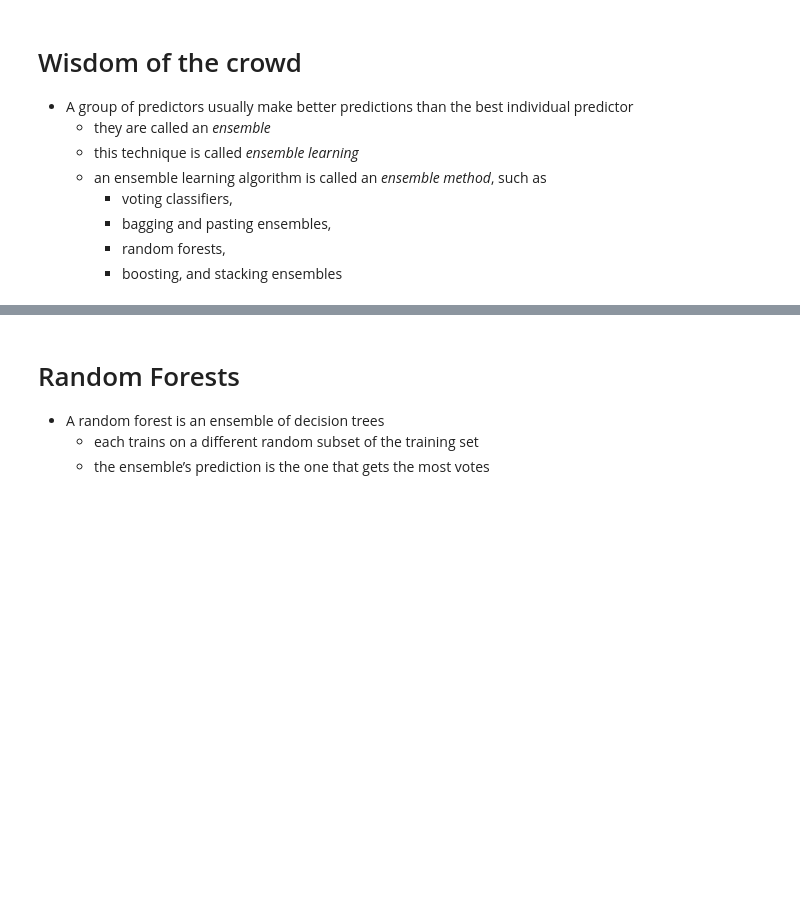
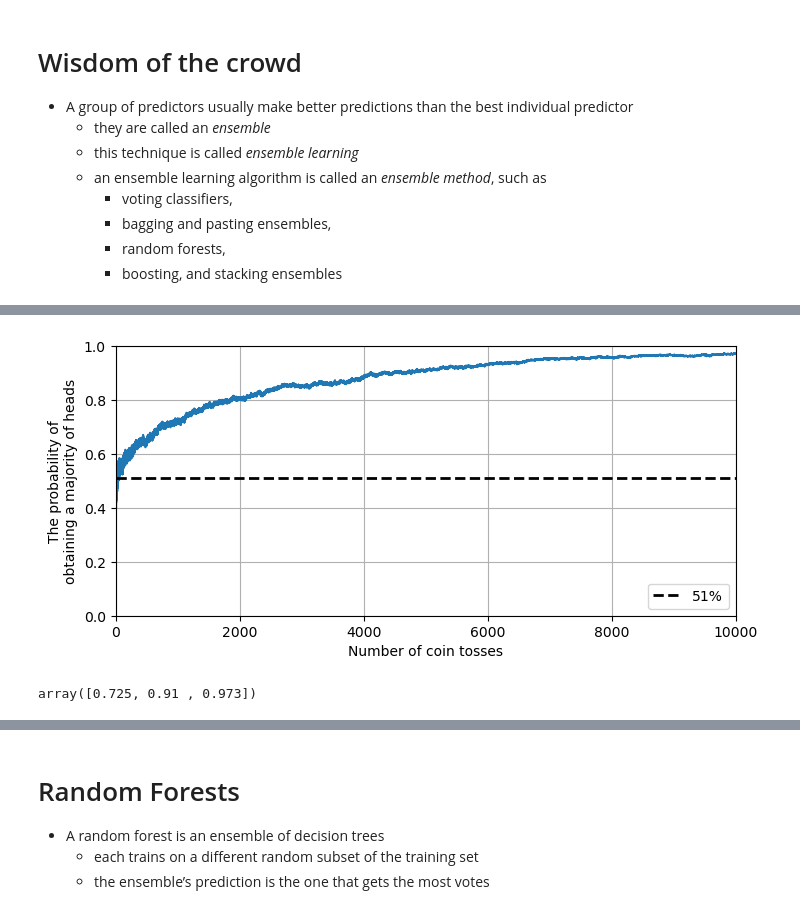
Before and after one commit to ufidon/ml, a Jupyter notebook: mod3/rf.ipynb, the cells around one changed output, grey strips where cells are left out. Saved outputs shown, nothing was run; the diff lists cells and outputs as text; code cells hidden in the pictures; blank space fills up the shorter version.

```diff
--- a/mod3/rf.ipynb
+++ b/mod3/rf.ipynb
@@ -35,0 +45,32 @@ _homl3 ch7_
+# %%
+# An analog demonstrating the `Wisdom of the crowd`
+# 1. toss a slightly biased coin that has a 51% chance of heads,
+# simulating each learner can only get 51% right
+# the probability of obtaining a majority of heads
+# - after 1,000 tosses is above 70%
+# - after 5,000 tosses is above 90%
+
+heads_proba = 0.51
+np.random.seed(42)
+
+tosses = (np.random.rand(10000, 1000) < heads_proba).astype(np.int32)
+heads = tosses.cumsum(axis=0)
+times = np.arange(1, 10001).reshape(-1, 1)
+majority = (heads >= np.ceil((times+1)/2)).astype(np.int32)
+majorities = majority.sum(axis=1)
+majority_probs = majorities/1000
+
+fig1, axes1 = plt.subplots(figsize=(8, 3.5))
+axes1.plot(majority_probs)
+axes1.plot([0, 10000], [0.51, 0.51], "k--", linewidth=2, label="51%")
+axes1.set_xlabel("Number of coin tosses")
+axes1.set_ylabel("The probability of\nobtaining a majority of heads")
+axes1.legend(loc="lower right")
+axes1.axis([0, 10000, 0, 1])
+axes1.grid()
+# %% [output]
+[figure, added]
+# %%
+majority_probs[[1000,5000,9999]]
+# %% [output]
+array([0.725, 0.91 , 0.973])
```
Also changed, not shown: parts of 19 cells of this notebook.
